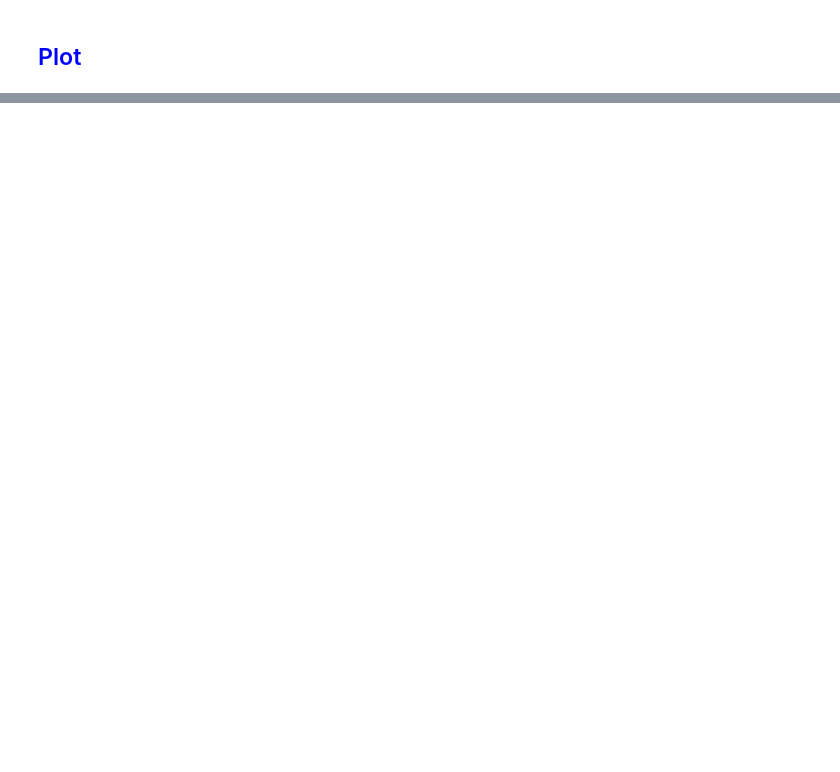
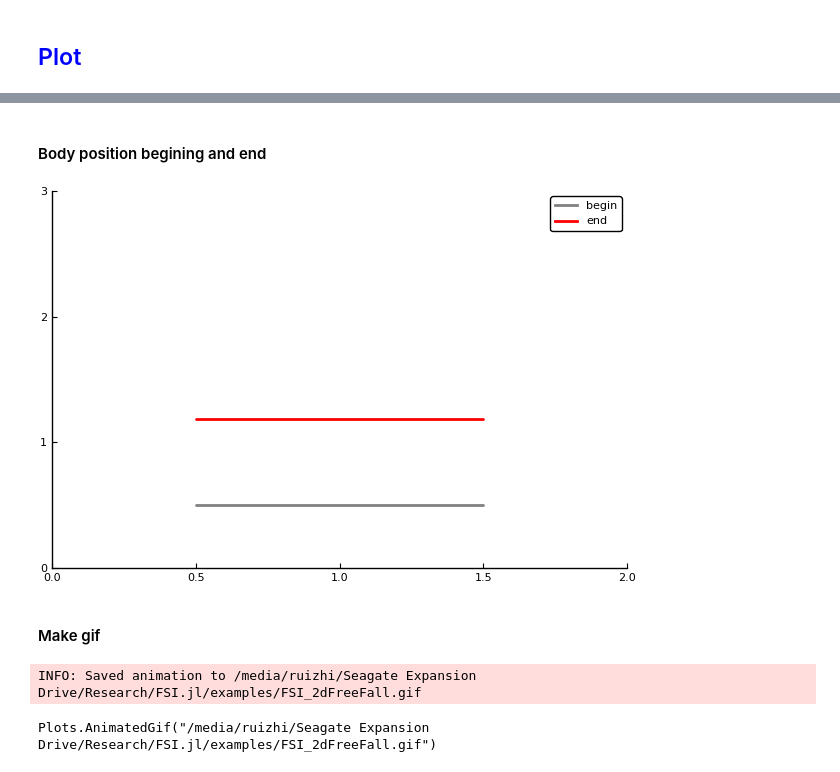
Before and after one commit to ruizhi92/FSI.jl, a Jupyter notebook: examples/TimeMarching.ipynb, the cells around one changed output, grey strips where cells are left out. Drawn from its saved outputs; the diff is of its cells as text; code cells hidden in the pictures; blank space fills up the shorter version.

```diff
--- a/examples/TimeMarching.ipynb
+++ b/examples/TimeMarching.ipynb
@@ -149 +232,29 @@ p
+# %% [markdown]
+#### Body position begining and end
+# %%
+pb = plot()
+for i = 1:sys.nbody
+    plot!(pb,vshist[1][i,2:3,1], vshist[1][i,2:3,2],linewidth=2,linecolor="grey",label="begin")
+end
+for i = 1:sys.nbody
+    plot!(pb,vshist[end][i,2:3,1], vshist[end][i,2:3,2],linewidth=2,linecolor="red",label="end")
+end
+plot!(pb,xlims=(xg[1],xg[end]), ylims=(yg[1],yg[end]))
+pb
+# %% [output]
+[figure, added]
+# %% [markdown]
+#### Make gif
+# %%
+anim = @animate for j = 1:length(whist)
+    plot(xg,yg,whist[j],levels=linspace(-0.2,0.2,30))
+    for i = 1:sys.nbody
+        plot!(vshist[j][i,2:3,1], vshist[j][i,2:3,2],linewidth=2,linecolor="grey")
+    end
+end
+
+gif(anim, filename*".gif", fps = 40)
+# %% [output]
+INFO: Saved animation to /media/ruizhi/Seagate Expansion Drive/Research/FSI.jl/examples/FSI_2dFreeFall.gif
+Plots.AnimatedGif("/media/ruizhi/Seagate Expansion Drive/Research/FSI.jl/examples/FSI_2dFreeFall.gif")
 # %%
```
Also changed, not shown: parts of 26 cells of this notebook, 3 other files.
